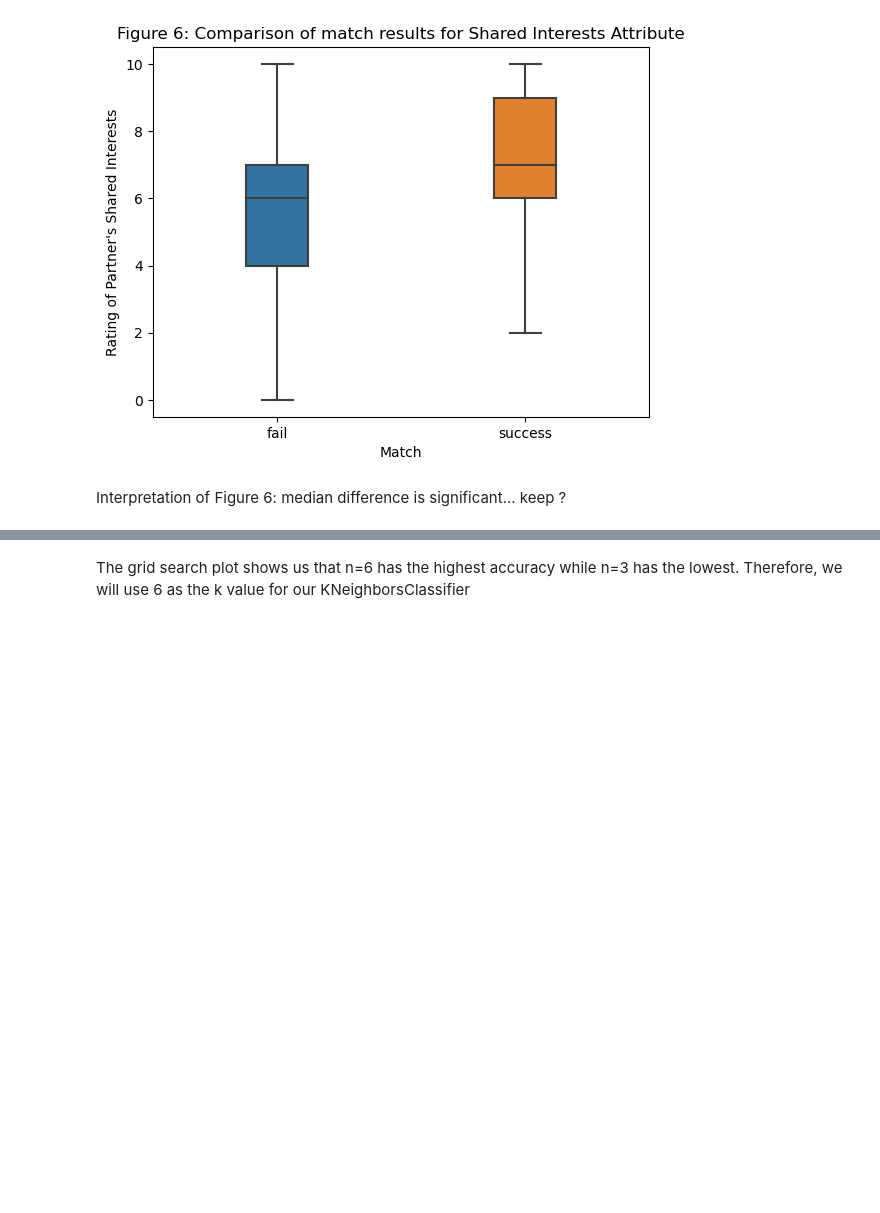
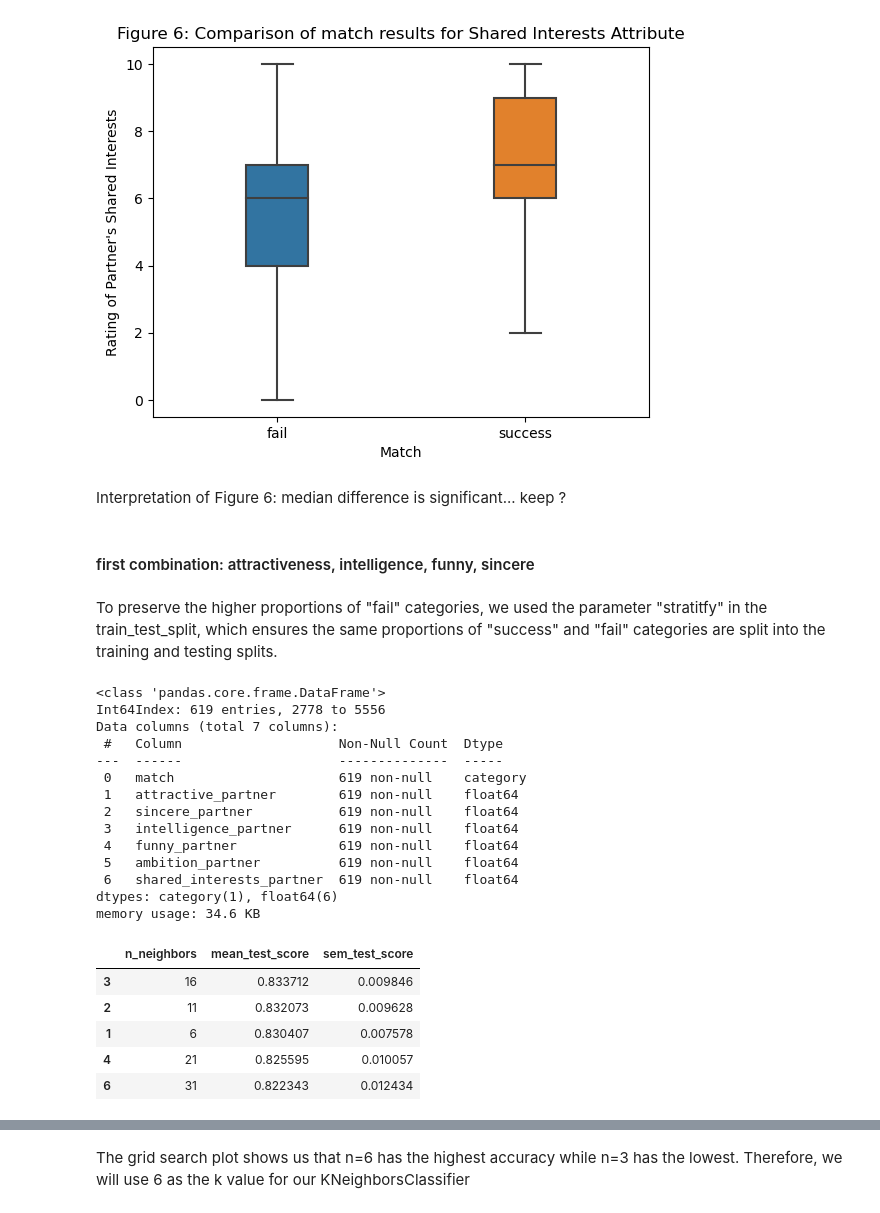
Before and after one commit to mkimur02/final_project_dsci100, a Jupyter notebook: Untitled.ipynb, the cells around one changed output, grey strips where cells are left out. Cells and saved outputs as stored; diff of their text form; code cells hidden in the pictures; blank space fills up the shorter version.

Commit message:
more combinations, ascending

```diff
--- a/Untitled.ipynb
+++ b/Untitled.ipynb
@@ -187,3 +187,81 @@ Interpretation of Figure 6: median difference is significant... keep ?
 #disccussion(summarize, what impact)
 
 # Deciding which columns are significant
+# %% [markdown]
+#### first combination: attractiveness, intelligence, funny, sincere
+# %% [markdown]
+To preserve the higher proportions of "fail" categories, we used the parameter
+"stratitfy" in the train_test_split, which ensures the same proportions of "success" and "fail" categories are split into the training and testing splits.
+# %%
+# first combination: attractiveness, intelligence, funny, sincere
+np.random.seed(1000)
+
+speeddating_train, speeddating_test = train_test_split(
+    speeddating, train_size=0.75,
+    stratify=speeddating["match"]
+)
+speeddating_train.info()
+
+speeddating_train["match"].value_counts(normalize=True)
+
+# preprocess data
+speeddating_preprocessor = make_column_transformer(
+    (StandardScaler(), ["attractive_partner", "intelligence_partner",
+                        "funny_partner", "sincere_partner"])
+)
+
+# make a dataframe for finding the highest accuracy
+# accuracies grid
+knn = KNeighborsClassifier()
+speeddating_tune_pipe = make_pipeline(speeddating_preprocessor, knn)
+
+
+parameter_grid = {
+    "kneighborsclassifier__n_neighbors": range(1, 100, 5),
+}
+
+speeddating_tune_grid = GridSearchCV(
+    estimator=speeddating_tune_pipe,
+    param_grid=parameter_grid,
+    cv=10
+)
+
+accuracies_grid = pd.DataFrame(
+             speeddating_tune_grid
+             .fit(speeddating_train.loc[:, ["attractive_partner", "intelligence_partner",
+                                            "funny_partner", "sincere_partner"]],
+                  speeddating_train["match"]
+            ).cv_results_)
+
+
+accuracies_grid = accuracies_grid[["param_kneighborsclassifier__n_neighbors",
+                                   "mean_test_score", "std_test_score"]
+              ].assign(
+                  sem_test_score = accuracies_grid["std_test_score"] / 10**(1/2)
+              ).rename(
+                  columns = {"param_kneighborsclassifier__n_neighbors" : "n_neighbors"}
+              ).drop(
+                  columns = ["std_test_score"]
+              )
+accuracies_grid.sort_values(by="mean_test_score",ascending=False).head(5)
+# %% [output]
+<class 'pandas.core.frame.DataFrame'>
+Int64Index: 619 entries, 2778 to 5556
+Data columns (total 7 columns):
+ #   Column                    Non-Null Count  Dtype
+---  ------                    --------------  -----
+ 0   match                     619 non-null    category
+ 1   attractive_partner        619 non-null    float64
+ 2   sincere_partner           619 non-null    float64
+ 3   intelligence_partner      619 non-null    float64
+ 4   funny_partner             619 non-null    float64
+ 5   ambition_partner          619 non-null    float64
+ 6   shared_interests_partner  619 non-null    float64
+dtypes: category(1), float64(6)
+memory usage: 34.6 KB
+|  | n_neighbors | mean_test_score | sem_test_score |
+| 3 | 16 | 0.833712 | 0.009846 |
+| 2 | 11 | 0.832073 | 0.009628 |
+| 1 | 6 | 0.830407 | 0.007578 |
+| 4 | 21 | 0.825595 | 0.010057 |
+| 6 | 31 | 0.822343 | 0.012434 |
```
Also changed, not shown: parts of 39 cells of this notebook.
